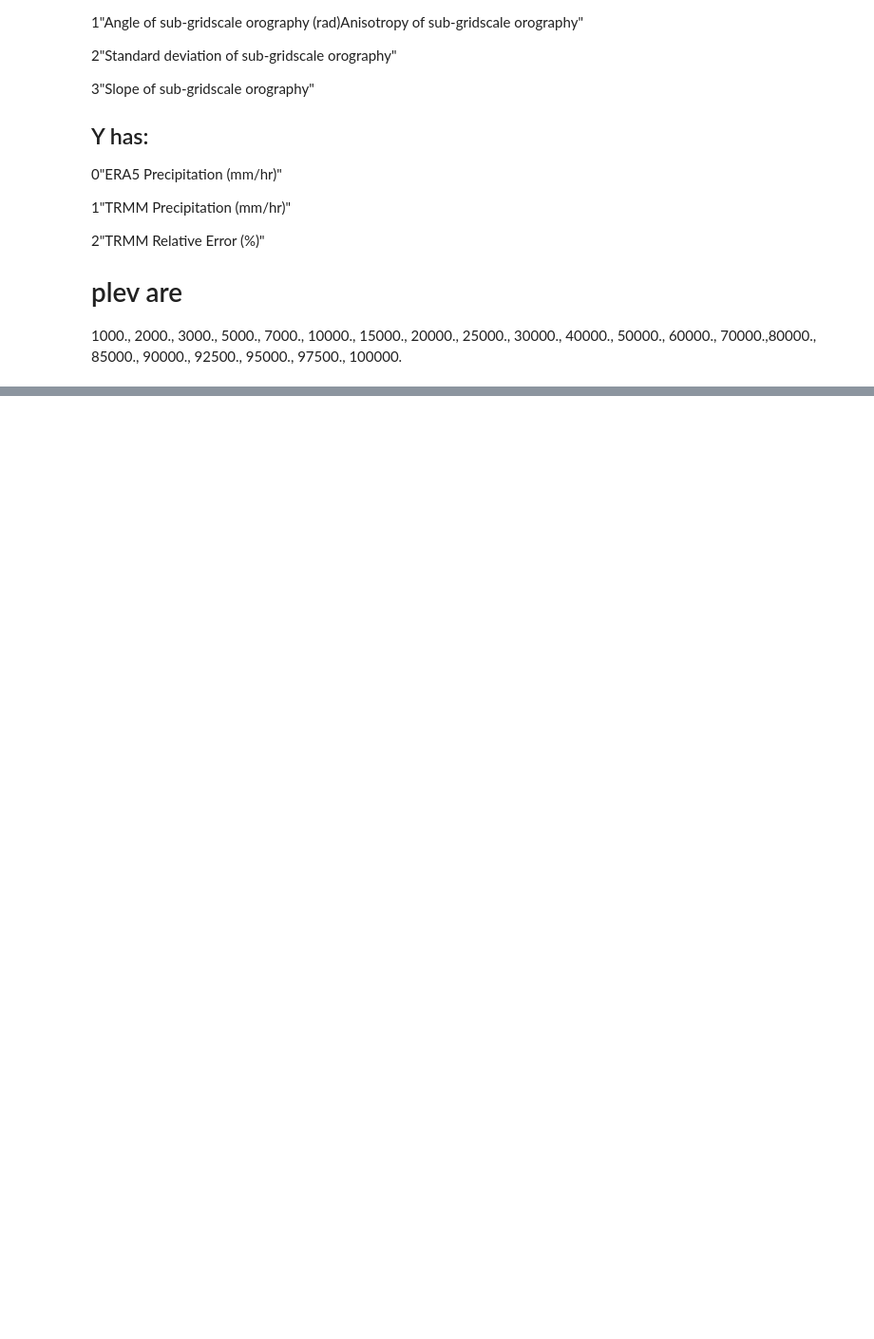
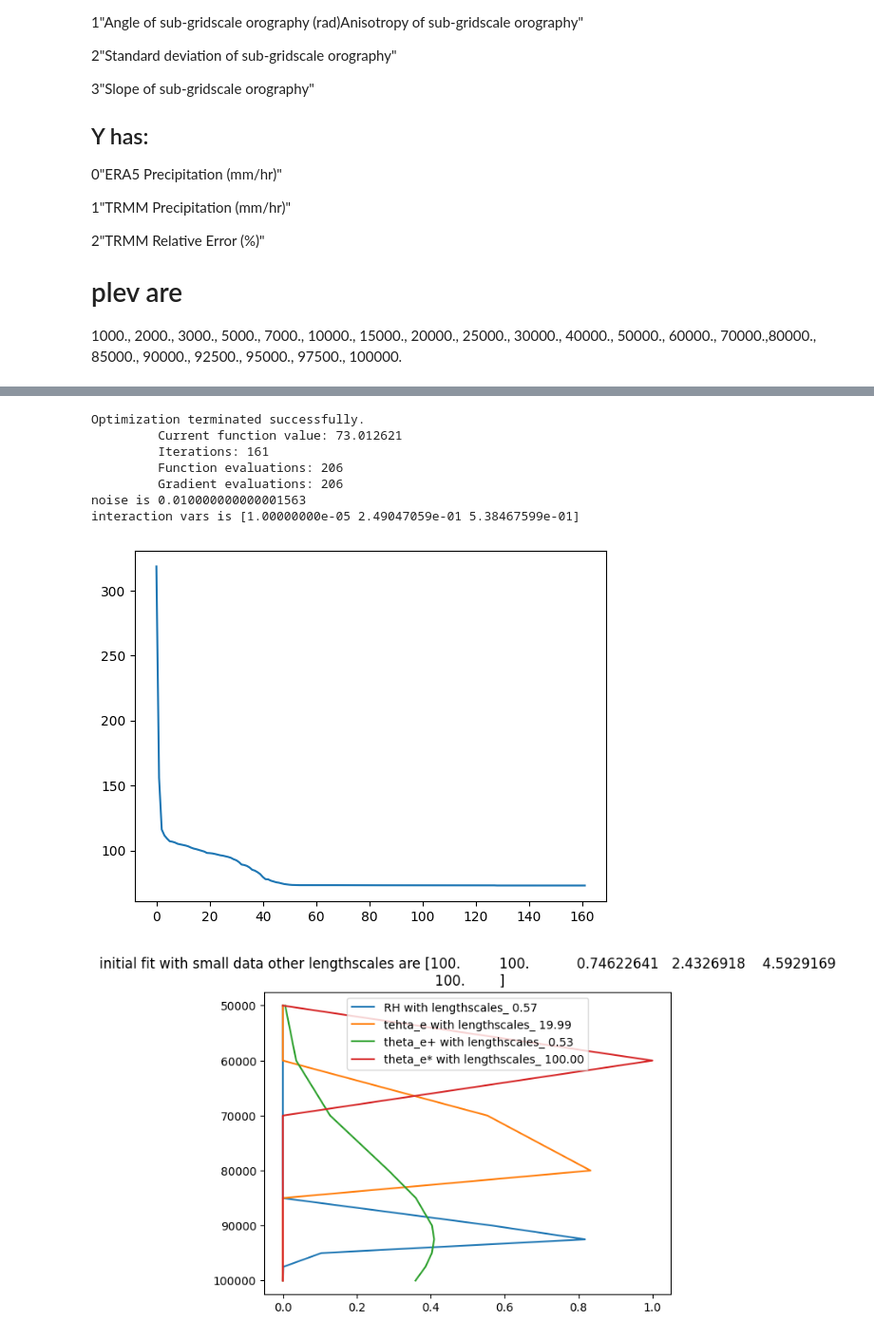
Before and after one commit to JaxGaussianProcesses/GPJax, a Jupyter notebook: Play.ipynb, the cells around one changed output, grey strips where cells are left out. Shown at 95% size. Cells and saved outputs as stored; diff of their text form; code cells hidden in the pictures; blank space fills up the shorter version.

```diff
--- a/Play.ipynb
+++ b/Play.ipynb
@@ -130,8 +130,8 @@ Y = Y[no_nan,:]
 # just keep the "prognostic" 3d inputs that joe considered (for now)
 # RH, tehta_e^+, theta_e, theta_e^*
 names_3d =  ["K,","RH", "q", "gh", "wind_z","wind_m","theta","tehta_e", "theta_e+", "theta_e*", "plume"]
-idx_3d = [i for i in range(len(names_3d))]
-# idx_3d = [1, 7, 8, 9]
+# idx_3d = [i for i in range(len(names_3d))]
+idx_3d = [1, 7, 8, 9]
 names_3d = [names_3d[i] for i in idx_3d]
 X3d = X3d[:,idx_3d,:]
 
@@ -140,7 +140,8 @@ X3d = X3d[:,idx_3d,:]
 sigma_o = jnp.where(Xstatic[:,0]<0.5, 0.0, 1.0+jnp.log(1+Xstatic[:,2]))
 Xstatic = Xstatic.at[:,2].set(sigma_o)
 names_static = ["LSM","O_angle","O_sd","O_slope"]
-idx_static = [i for i in range(len(names_static))]
+# idx_static = [i for i in range(len(names_static))]
+idx_static = [0]
 # idx_static = []
 names_static = [names_static[i] for i in idx_static]
 Xstatic = Xstatic[:,idx_static]
@@ -176,21 +177,17 @@ Y_std = jnp.std(Y)
 Y = (Y - Y_mean) / Y_std
 
 # standardize inputs
-X3d_std = jnp.std(jnp.mean(X3d,-1), axis=(0))
-X3d_mean = jnp.mean(X3d,axis=(0,2))
-X3d = (X3d - X3d_mean[None,:,None]) / X3d_std[None,:,None]
+
+X3d_std = jnp.std(X3d, axis=(0))
+X3d_mean = jnp.mean(X3d,axis=(0))
+X3d = (X3d - X3d_mean[None,:,:]) / X3d_std[None,:,:]
 X2d_std = jnp.std(X2d, axis=0)
-
-
-
 X2d_mean = jnp.mean(X2d,axis=0)
 X2d = (X2d - X2d_mean) / X2d_std
 Xstatic_std = jnp.std(Xstatic, axis=0)
 Xstatic_mean = jnp.mean(Xstatic,axis=0)
 Xstatic = (Xstatic - Xstatic_mean) / Xstatic_std
 
-X_mean = jnp.concatenate([X3d_mean, X2d_mean, Xstatic_mean])
-X_std = jnp.concatenate([X3d_std, X2d_std, Xstatic_std])
 
 
 
@@ -253,41 +260,51 @@ smoother = VerticalSmoother(
     jnp.array([[0.0]*num_3d_variables]),
     jnp.array([[1.0]*num_3d_variables]),
     Z_levels=pressure_levels)
-smoother_input_scale_bij = tfb.SoftClip(jnp.array(1e-1, dtype=jnp.float64),jnp.array(10.0, dtype=jnp.float64))
+smoother_input_scale_bij = tfb.SoftClip(jnp.array(1e-1, dtype=jnp.float64),jnp.array(5.0, dtype=jnp.float64))
 smoother_mean_bij = tfb.SoftClip(jnp.array(jnp.min(smoother.Z_levels), dtype=jnp.float64),jnp.array(jnp.max(smoother.Z_levels), dtype=jnp.float64))
 smoother = smoother.replace_bijector(smoother_mean=smoother_mean_bij,smoother_input_scale=smoother_input_scale_bij)
 
-base_kernels= [OrthogonalRBF(lengthscale=jnp.array([1.0]), active_dims=[i]).replace_bijector(lengthscale=lengthscale_bij) for i in range(num_variables)]
+base_kernels= [OrthogonalRBF(lengthscale=jnp.array([2.0]), active_dims=[i]).replace_bijector(lengthscale=lengthscale_bij) for i in range(num_variables)]
 max_interaction = 2
 kernel = gpx.kernels.AdditiveKernel(kernels=base_kernels,interaction_variances=jnp.array([1.0 / (max_interaction + 1)]*(max_interaction + 1)), max_interaction_depth=max_interaction).replace_bijector(interaction_variances=variance_bij)
 #kernel = kernel.replace_trainable(interaction_variances=False)
 
 prior = gpx.gps.Prior(mean_function= gpx.mean_functions.Zero(), kernel = kernel)
 likelihood = gpx.likelihoods.Gaussian(num_datapoints=num_data_for_init, obs_stddev=1e-1).replace_bijector(obs_stddev=noise_bij)#.replace_trainable(obs_stddev=False)
 # posterior = CustomConjugatePosterior(prior=prior, likelihood=likelihood, smoother=smoother)
 posterior = CustomAdditiveConjugatePosterior(prior=prior, likelihood=likelihood, smoother=smoother)
 
 plt.figure()
 objective = jax.jit(CustomConjugateMLL(negative=True))
 # opt_posterior, history = gpx.fit(
 #     model=posterior,
 #     objective=objective,
 #     train_data=D_small,
 #     optim=ox.adam(learning_rate=1e-2),
 #     num_iters=1_000,
 #     key=jr.PRNGKey(42),
 #     safe=False,
 # )
 opt_posterior, history = gpx.fit_scipy(
     model=posterior,
     objective=objective,
     train_data=D_small,
     safe=False,
 )
 plt.plot(history)
 plot_params(opt_posterior, title="initial fit with small data")
 print(f"noise is {opt_posterior.likelihood.obs_stddev}")
 print(f"interaction vars is {opt_posterior.prior.kernel.interaction_variances}")
+# %% [output]
+Optimization terminated successfully.
+         Current function value: 73.012621
+         Iterations: 161
+         Function evaluations: 206
+         Gradient evaluations: 206
+noise is 0.010000000000001563
+interaction vars is [1.00000000e-05 2.49047059e-01 5.38467599e-01]
+[figure, added]
+[figure, added]
 # %%
 # # choose inducing inputs and init SVGP
 # num_inducing = D_small.n
```
Also changed, not shown: parts of 2 cells of this notebook, 2 other files.
